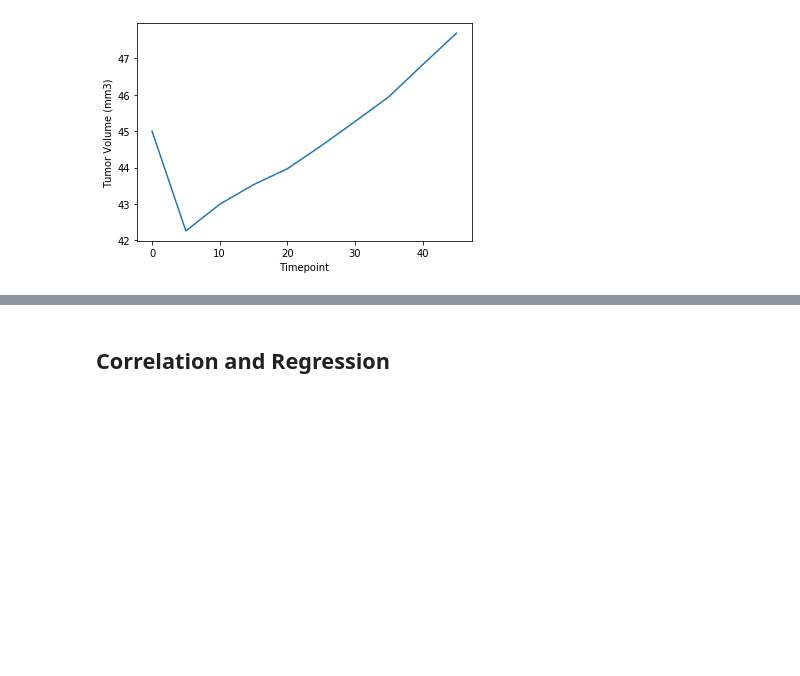
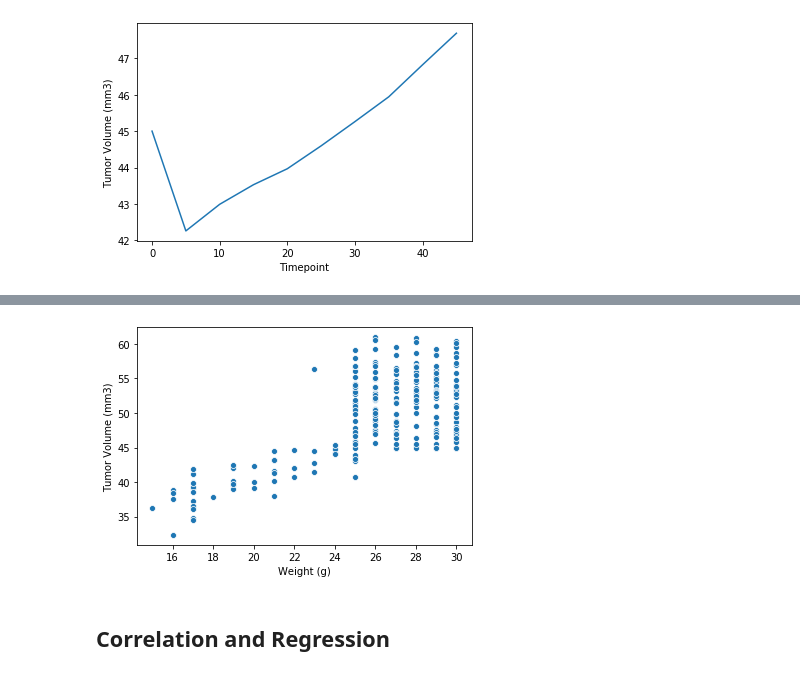
Before and after one commit to akibo1997/Matplotlib-Storytelling, a Jupyter notebook: Pharmaceuticals.ipynb, the cells around one changed output, grey strips where cells are left out. Saved outputs shown, nothing was run; the diff lists cells and outputs as text; code cells hidden in the pictures; blank space fills up the shorter version.

```diff
--- a/Pharmaceuticals.ipynb
+++ b/Pharmaceuticals.ipynb
@@ -142,3 +141,5 @@ sns.lineplot(i557_mouse['Timepoint'],i557_mouse['Tumor Volume (mm3)']
 [figure]
 # %%
 # Generate a scatter plot of mouse weight versus average tumor volume for the Capomulin regimen
+combined_data_mice=combined_data_cleaned.groupby('Mouse ID').mean()
+combined_data_mice
@@ -145,3 +161,8 @@ sns.lineplot(i557_mouse['Timepoint'],i557_mouse['Tumor Volume (mm3)']
+# %%
+# Created a scatter plot from the new dataframe to measure the effects of tumor volume on weight
+scatter=sns.scatterplot(combined_data_mice['Weight (g)'],combined_data_mice["Tumor Volume (mm3)"])
+# %% [output]
+[figure, added]
 # %% [markdown]
 ## Correlation and Regression
 # %%
```
Also changed, not shown: parts of 5 cells of this notebook.
